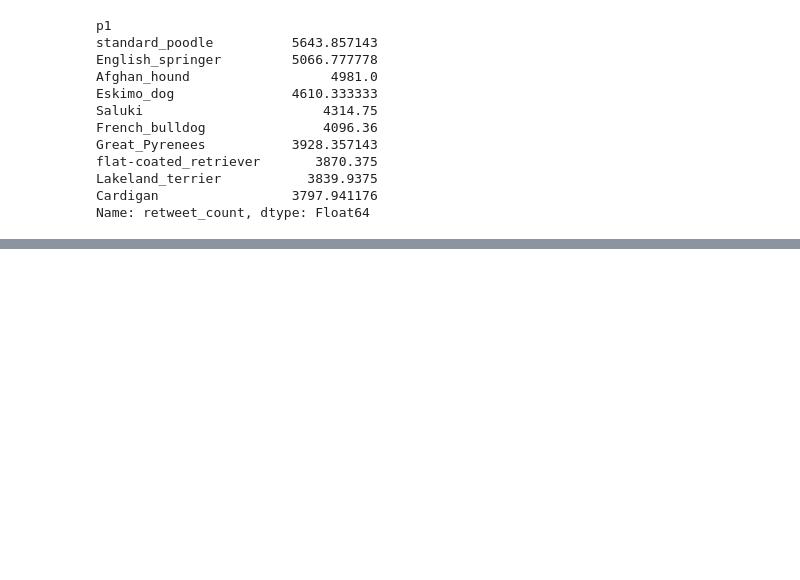
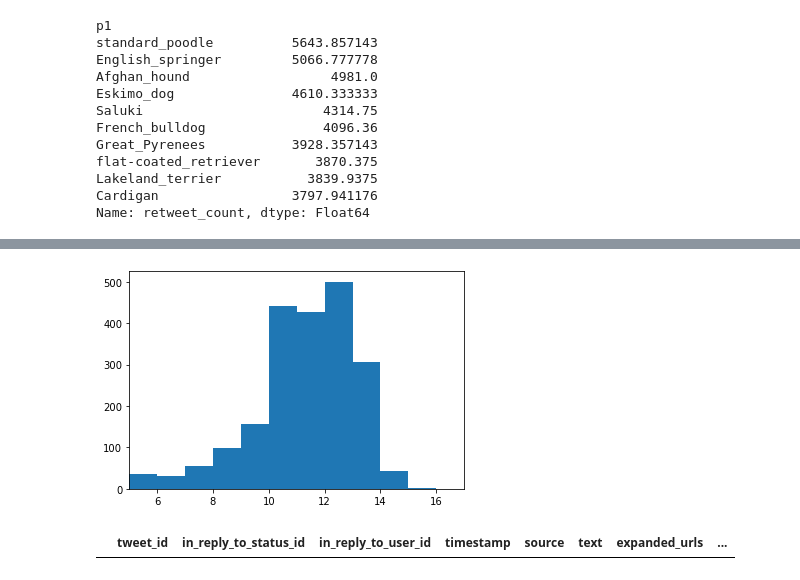
Before and after one commit to tllau/Udacity-Project-4, a Jupyter notebook: wrangle_act.ipynb, the cells around one changed output, grey strips where cells are left out. Cells and saved outputs as stored; diff of their text form; code cells hidden in the pictures; blank space fills up the shorter version.

```diff
--- a/wrangle_act.ipynb
+++ b/wrangle_act.ipynb
@@ -758,0 +790,11 @@ like_mean_by_dog_type.sort_values(ascending=False).head(10).plot(kind='bar')
+# %%
+# Distribution of ratings
+bins = np.arange(5, 30, 1);
+plt.hist(data=df_archive_clean, x='rating_numerator', bins=bins);
+plt.xlim(5,17);
+# %% [output]
+[figure, added]
+# %%
+df_archive_clean[df_archive_clean.dog_stage.notnull()]
+# %% [output]
+|  | tweet_id | in_reply_to_status_id | in_reply_to_user_id | timestamp | source | text | expanded_urls | ... |
```
Also changed, not shown: parts of 27 cells of this notebook.
